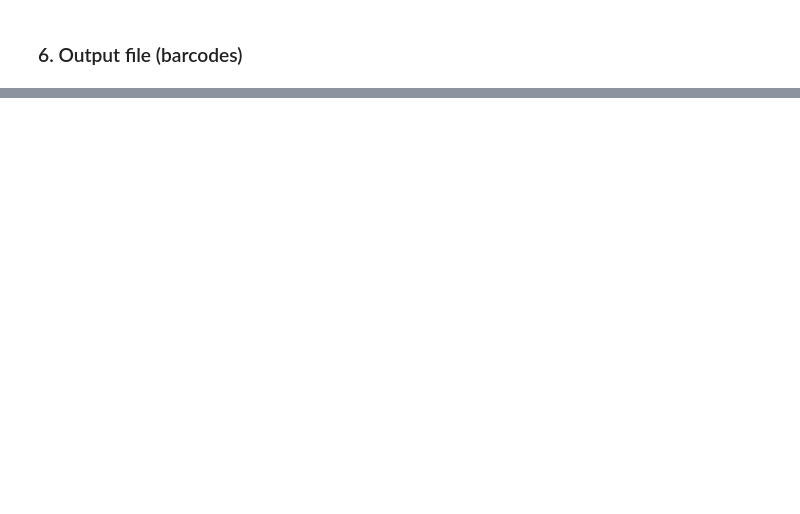
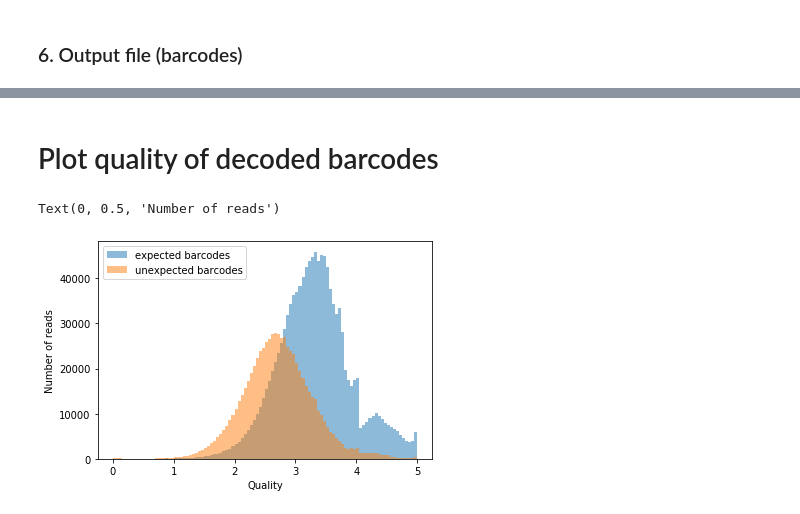
Before and after one commit to wahlby-lab/graph-iss, a Jupyter notebook: notebooks/GraphISS_pipeline.ipynb, the cells around one changed output, grey strips where cells are left out. Drawn from its saved outputs; the diff is of its cells as text; code cells hidden in the pictures; blank space fills up the shorter version.

Commit message:
Fixed bugs related to jupyter pipeline; Enabled tile parallelization with IPython parallel

```diff
--- a/notebooks/GraphISS_pipeline.ipynb
+++ b/notebooks/GraphISS_pipeline.ipynb
@@ -5,15 +5,16 @@
 # %%
-import os
+import os, sys
 
 n_threads = 5
-graph_iss_path = "" # Enter absolute path to graph-ISS repository
+graph_iss_path = "/home/gabriele/sourceCode_repo/graph-iss/"
 prePro_path = graph_iss_path+"/prePro_pipeline/"
 graph_decoding_path = graph_iss_path+"/pgm_pipeline/"
 
-dataset_folder = "" # Enter absolute path to dataset folder
-tagList = "" # Enter absolute path to tagList
+dataset_folder = "/data/project_data/161230_161220KI_3-1/"
+tagList_path = "/data/project_data/161230_161220KI_3-1/tagList_84-gene.csv"
+tagList = pd.read_csv(tagList_path, sep = ",", usecols = [0,1], header = None, names = ["Seq","Gene"])
 
-results_folder = "" # Enter absolute path to execution folder
+results_folder = "/home/gabriele/TissueMaps_ExeDir/result_graphISS/"
 if not os.path.exists(results_folder):
     os.makedirs(results_folder)
 # %% [markdown]
@@ -286,13 +414,17 @@ for tile_tif in  os.listdir(register_tiles+os.listdir(register_tiles)[0]):
 # %% [markdown]
 ### 6. Output file (barcodes)
 # %%
-# Concatenate result in a single file
-for i, tile_barcodes in enumerate(os.listdir(os.listdir(barcodes_folder)[0])):
+from tqdm.notebook import tqdm
+# Concatenate results in a single file
+barcodes_folder = results_folder+'/barcodes/'
+
+for i, tile_barcodes in enumerate(tqdm(os.listdir(barcodes_folder))):
     if i==0:
         barcodes_df = pd.read_csv(barcodes_folder+tile_barcodes)
     else:
-        df = pd.read_csv(barcodes_folder+tile_barcodescodes)
+        df = pd.read_csv(barcodes_folder+tile_barcodes)
         barcodes_df = pd.concat([barcodes_df, df])
 
-# Decoded barcode list
-barcodes_df.toresults_folderlts_folderlts_folder(results_folder+'/barcodes.csv', index=False, header=True, sep=',')
+# Add corresponding gene names to decoded barcodes
+d = pd.Series(tagList.Gene.values,index=tagList.Seq).to_dict()
+barcodes_df["Gene"] = barcodes_df['letters'].map(d)
@@ -298,0 +478,2 @@ barcodes_df.toresults_folderlts_folderlts_folder(results_folder+'/barcodes.csv',
+# %%
+d1 = find_d1_param(barcodes_df,tagList)
@@ -298,0 +482,4 @@ barcodes_df.toresults_folderlts_folderlts_folder(results_folder+'/barcodes.csv',
+# %%
+def compute_quality(x):
+    return np.clip(1-np.log(1+x)/d1,0,1)
+barcodes_df["quality"]=barcodes_df.seq_quality_min*barcodes_df.max_dist.apply(compute_quality)
@@ -298,0 +489,17 @@ barcodes_df.toresults_folderlts_folderlts_folder(results_folder+'/barcodes.csv',
+# %% [markdown]
+# Plot quality of decoded barcodes
+# %%
+from matplotlib import pyplot as plt
+
+exp_df = barcodes_df[barcodes_df.letters.isin(tagList.Seq)]
+unexp_df = barcodes_df[~barcodes_df.letters.isin(tagList.Seq)]
+
+plt.figure()
+plt.hist(exp_df.quality,bins=100,alpha=0.5,label='expected barcodes')
+plt.hist(unexp_df.quality,bins=100,alpha=0.5,label='unexpected barcodes')
+plt.legend()
+plt.xlabel("Quality")
+plt.ylabel("Number of reads")
+# %% [output]
+Text(0, 0.5, 'Number of reads')
+[figure, added]
```
Also changed, not shown: parts of 14 cells of this notebook, 5 other files.
